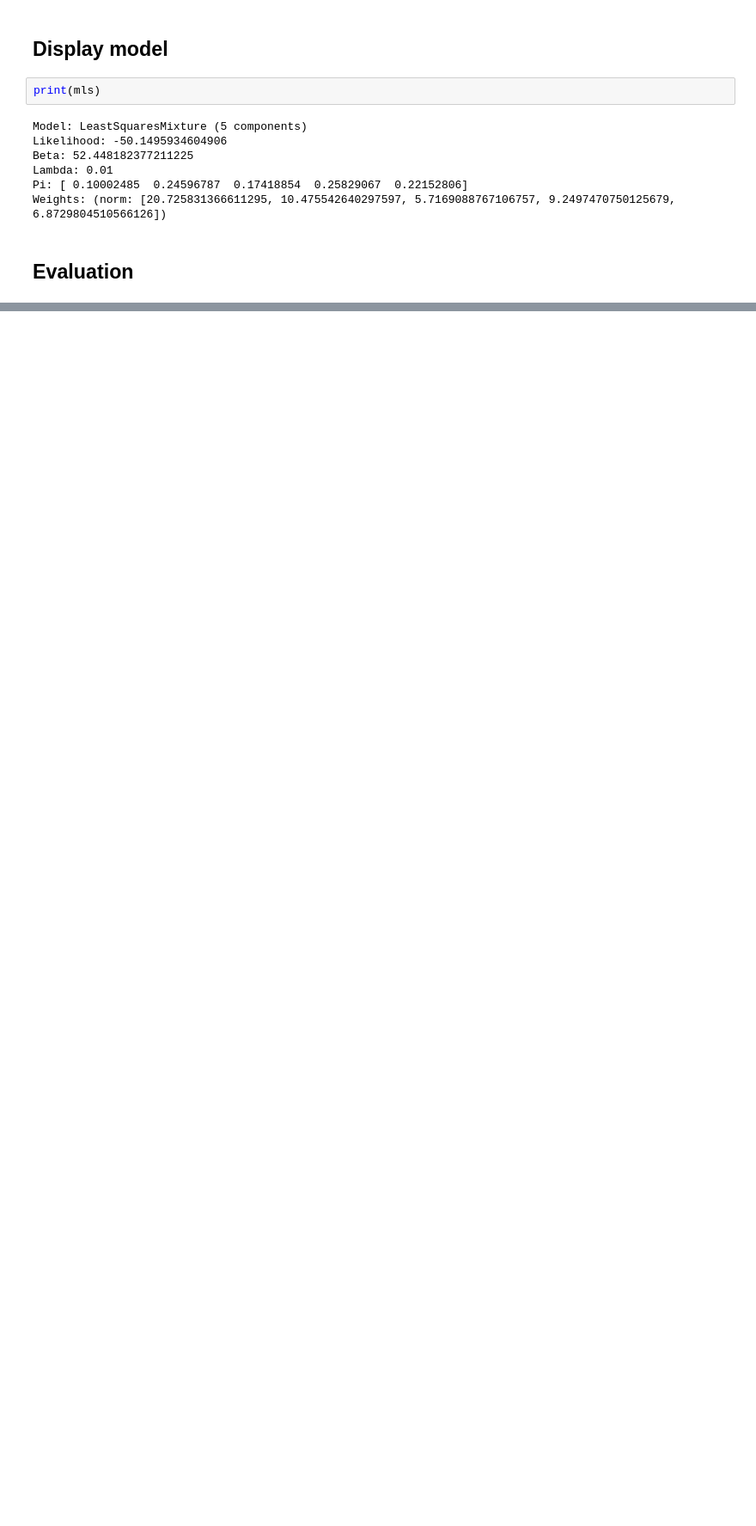
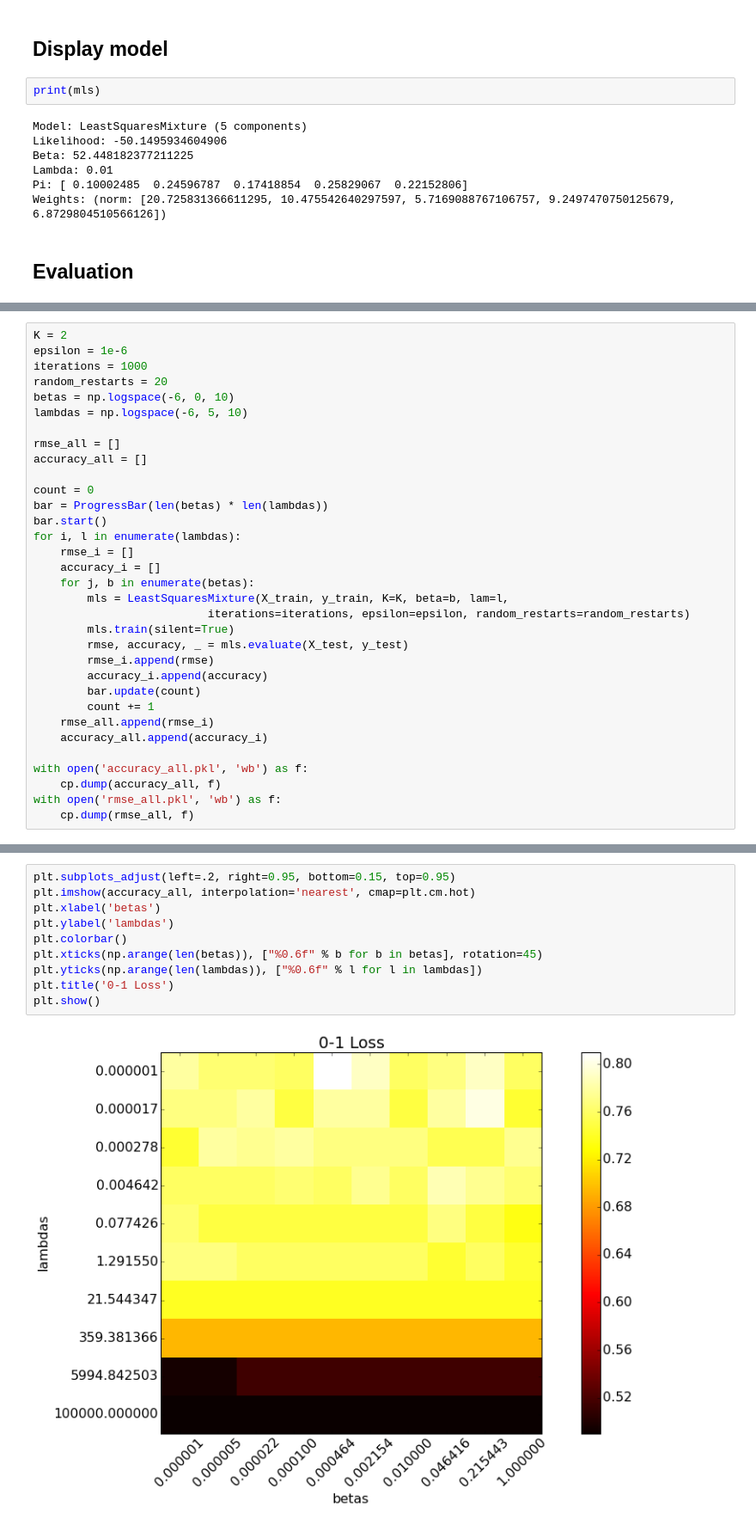
Before and after one commit to vicow/gaussian-process, a Jupyter notebook: notebooks/sidekick-6-mixture-of-least-squares.ipynb, the cells around one changed output, grey strips where cells are left out. Shown at 86% size. Drawn from its saved outputs; the diff is of its cells as text; blank space fills up the shorter version.

Commit message:
Grid-search over lambda and beta.

```diff
--- a/notebooks/sidekick-6-mixture-of-least-squares.ipynb
+++ b/notebooks/sidekick-6-mixture-of-least-squares.ipynb
@@ -121,0 +122,33 @@ Chosen  : Counter({3: 103, 4: 37, 1: 32, 0: 21, 2: 7})
+# %%
+K = 2
+epsilon = 1e-6
+iterations = 1000
+random_restarts = 20
+betas = np.logspace(-6, 0, 10)
+lambdas = np.logspace(-6, 5, 10)
+
+rmse_all = []
+accuracy_all = []
+
+count = 0
+bar = ProgressBar(len(betas) * len(lambdas))
+bar.start()
+for i, l in enumerate(lambdas):
+    rmse_i = []
+    accuracy_i = []
+    for j, b in enumerate(betas):
+        mls = LeastSquaresMixture(X_train, y_train, K=K, beta=b, lam=l,
+                          iterations=iterations, epsilon=epsilon, random_restarts=random_restarts)
+        mls.train(silent=True)
+        rmse, accuracy, _ = mls.evaluate(X_test, y_test)
+        rmse_i.append(rmse)
+        accuracy_i.append(accuracy)
+        bar.update(count)
+        count += 1
+    rmse_all.append(rmse_i)
+    accuracy_all.append(accuracy_i)
+
+with open('accuracy_all.pkl', 'wb') as f:
+    cp.dump(accuracy_all, f)
+with open('rmse_all.pkl', 'wb') as f:
+    cp.dump(rmse_all, f)
@@ -121,0 +173,12 @@ Chosen  : Counter({3: 103, 4: 37, 1: 32, 0: 21, 2: 7})
+# %%
+plt.subplots_adjust(left=.2, right=0.95, bottom=0.15, top=0.95)
+plt.imshow(accuracy_all, interpolation='nearest', cmap=plt.cm.hot)
+plt.xlabel('betas')
+plt.ylabel('lambdas')
+plt.colorbar()
+plt.xticks(np.arange(len(betas)), ["%0.6f" % b for b in betas], rotation=45)
+plt.yticks(np.arange(len(lambdas)), ["%0.6f" % l for l in lambdas])
+plt.title('0-1 Loss')
+plt.show()
+# %% [output]
+[figure, added]
```
Also changed, not shown: parts of 8 cells of this notebook, 3 other files.
